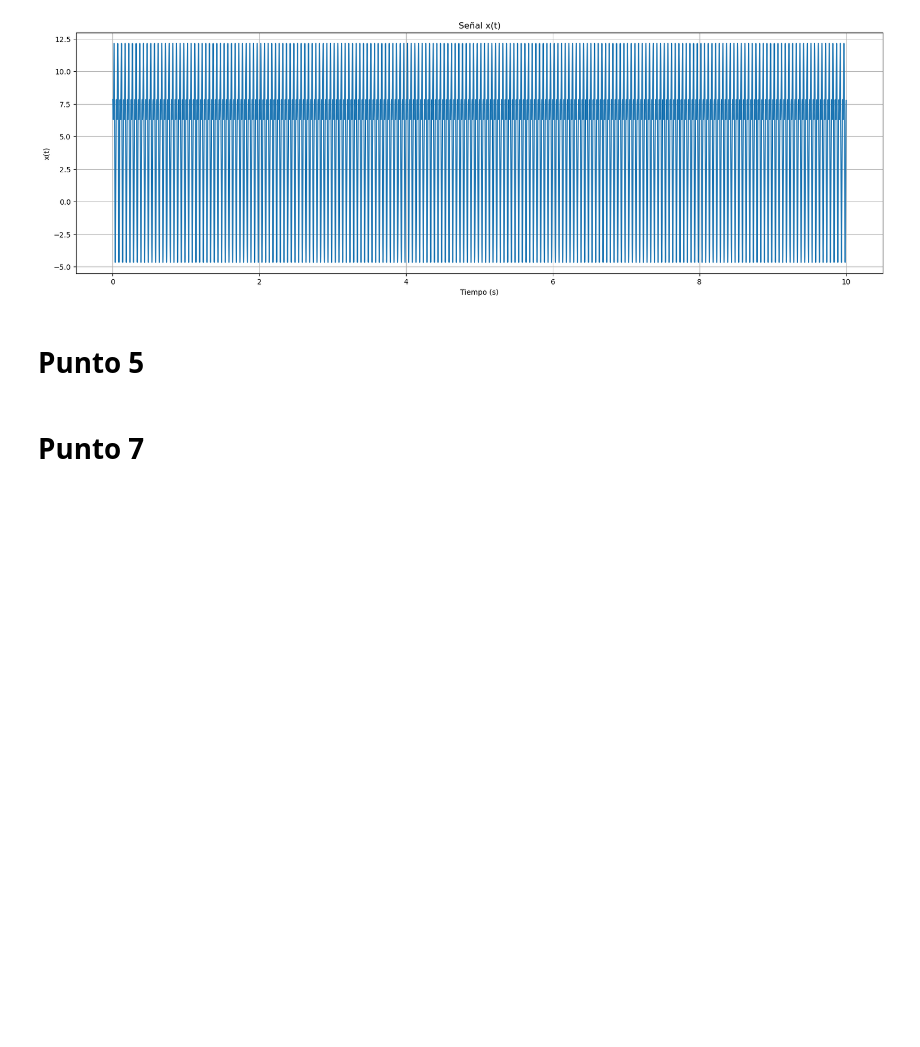
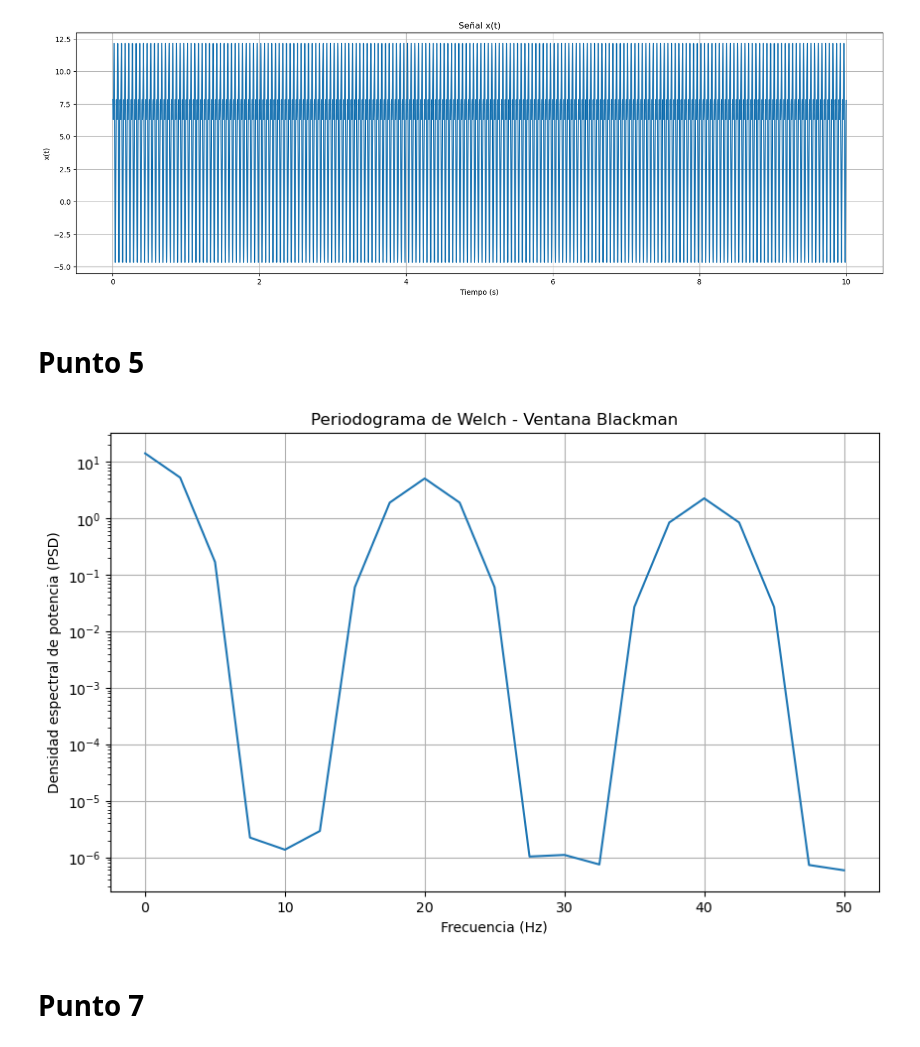
Before and after one commit to henao2001/Lab-Biose-ales-2024-2, a Jupyter notebook: Parcial4/Parcial4_davidHenao.ipynb, the cells around one changed output. Drawn from its saved outputs; the diff is of its cells as text; code cells hidden in the pictures; blank space fills up the shorter version.

```diff
--- a/Parcial4/Parcial4_davidHenao.ipynb
+++ b/Parcial4/Parcial4_davidHenao.ipynb
@@ -39,6 +39,74 @@ plt.show()
 [figure]
 # %% [markdown]
 # Punto 5
+# %%
+import numpy as np
+import matplotlib.pyplot as plt
+
+def periodograma_welch(x, fs, M, S, window_type):
+    # Número total de segmentos
+    step = M - S  # Desplazamiento entre segmentos
+    num_segments = (len(x) - S) // step
+    # Crear la ventana
+    if window_type.lower() == 'blackman':
+        window = np.blackman(M)
+    else:
+        raise ValueError("Tipo de ventana no soportada.")
+    # Normalización de la ventana
+    window_energy = np.sum(window ** 2)
+    Pxx_avg = np.zeros(M // 2 + 1)
+
+    # Iterar sobre los segmentos
+    for i in range(num_segments):
+        start = i * step
+        segment = x[start:start + M]
+
+        # Asegurarse de que el segmento sea del tamaño correcto
+        if len(segment) < M:
+            break
+
+        # Aplicar ventana
+        segment_windowed = segment * window
+
+        # Transformada de Fourier del segmento
+        fft_segment = np.fft.rfft(segment_windowed, n=M)
+        periodogram = (np.abs(fft_segment) ** 2) / (M * window_energy)
+
+        # Acumular el periodograma
+        Pxx_avg += periodogram
+
+    # Promediar los periodogramas
+    Pxx_avg /= num_segments
+
+    # Frecuencias asociadas
+    f = np.fft.rfftfreq(M, d=1/fs)
+
+    return f, Pxx_avg
+
+# Parámetros
+fs = 100  # Frecuencia de muestreo
+M = 40    # Muestras por segmento
+S = 15    # Solapamiento
+t = np.linspace(0, 10, fs * 10, endpoint=False)  # 10 segundos de señal
+a = 2  # Último número de la cédula (modificar según el caso)
+k = 2 * (2+ 1)
+
+# Señal del punto 4 (grupo de John): x(t) = 4*cos(80πt + π/4) + k*sin(40πt) + 5
+x = 4 * np.cos(80 * np.pi * t + np.pi / 4) + k * np.sin(40 * np.pi * t) + 5
+
+# Calcular periodograma de Welch
+f, Pxx = periodograma_welch(x, fs, M, S, window_type='blackman')
+
+# Graficar la densidad espectral de potencia
+plt.figure(figsize=(10, 6))
+plt.semilogy(f, Pxx)
+plt.title("Periodograma de Welch - Ventana Blackman")
+plt.xlabel("Frecuencia (Hz)")
+plt.ylabel("Densidad espectral de potencia (PSD)")
+plt.grid()
+plt.show()
+# %% [output]
+[figure, added]
 # %% [markdown]
 # Punto 7
 # %%
```
